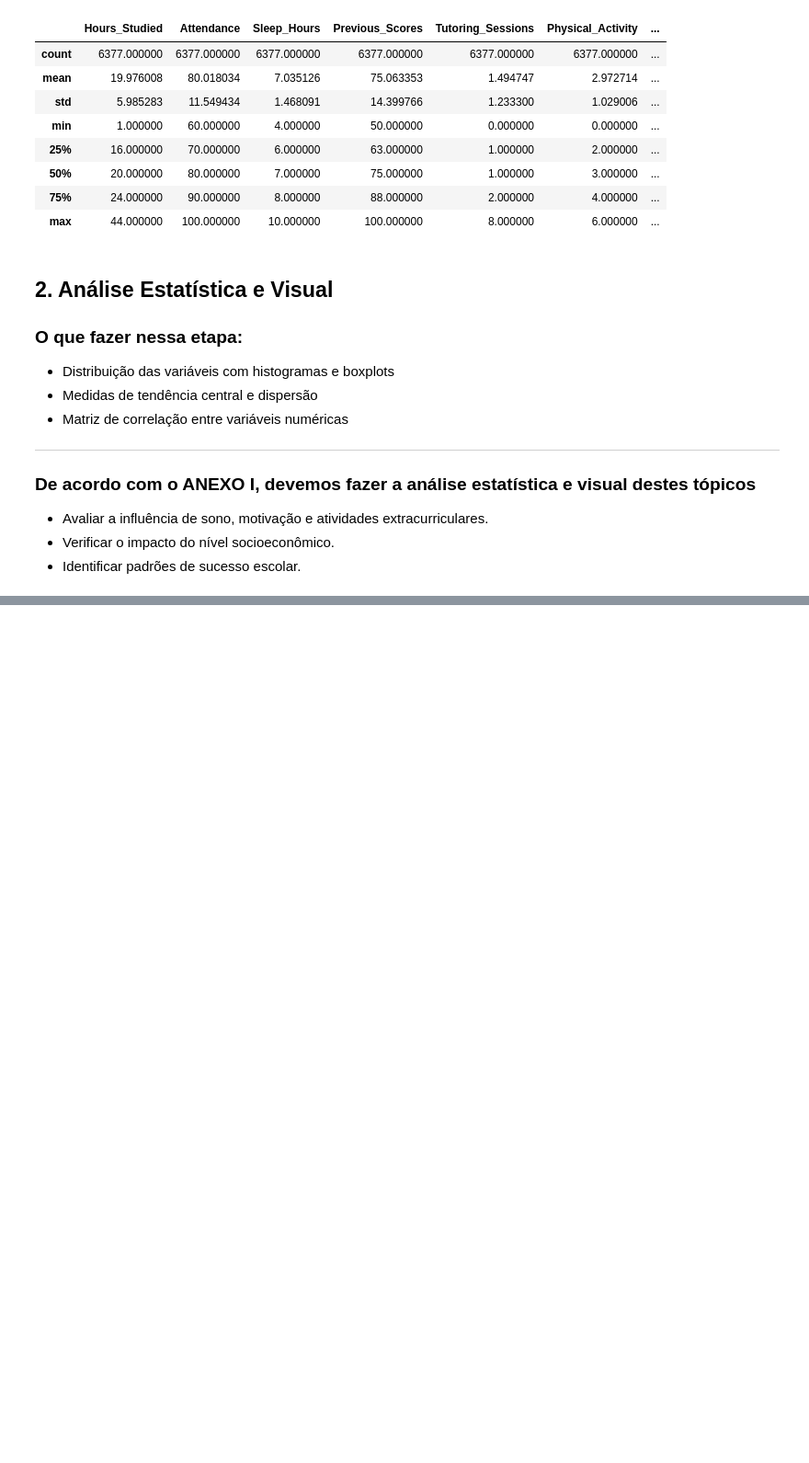
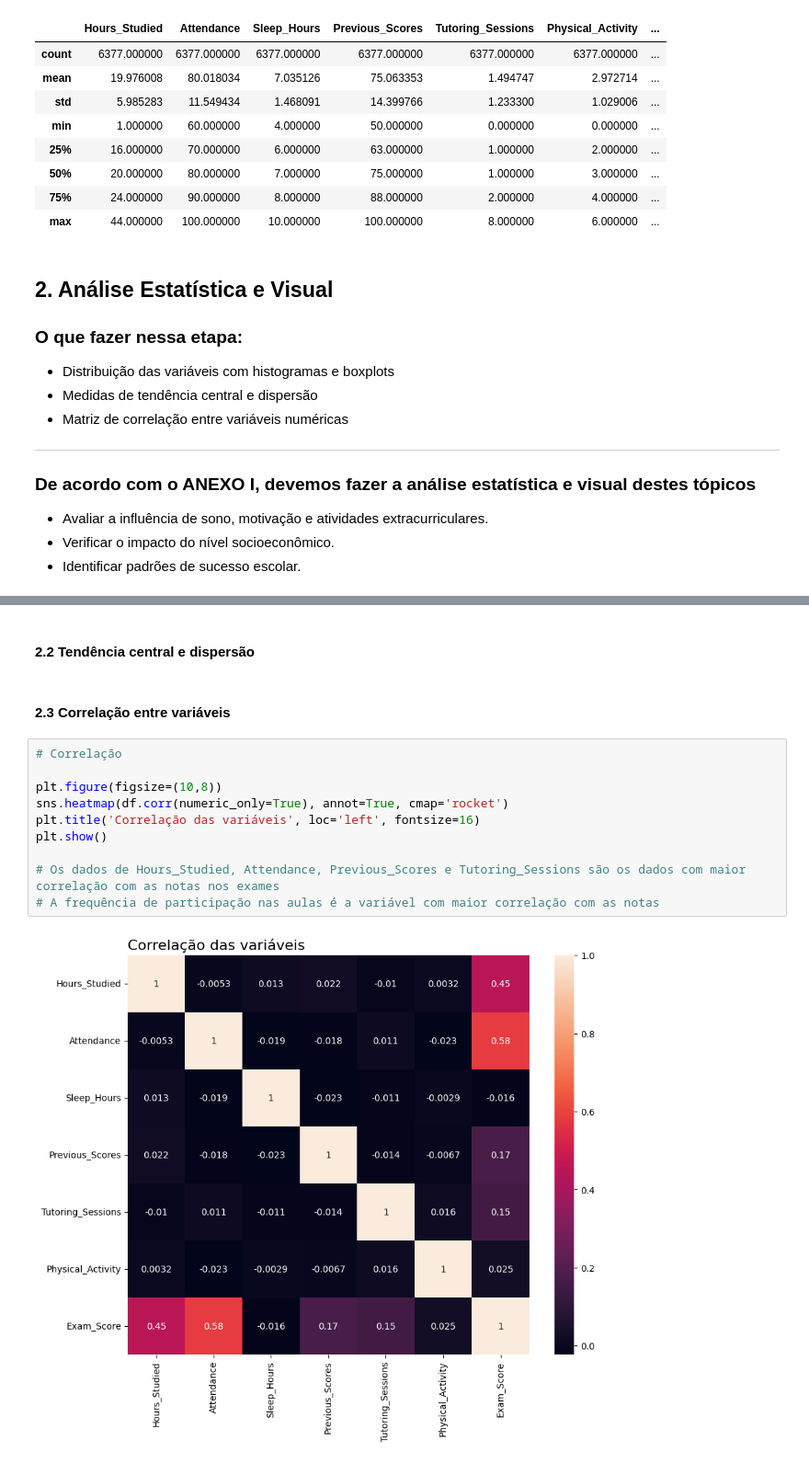
Before and after one commit to MariPinas/ProjetoAND1, a Jupyter notebook: notebook/ProjetoAND1.ipynb, the cells around one changed output, grey strips where cells are left out. Shown at 92% size. Cells and saved outputs as stored; diff of their text form; blank space fills up the shorter version.

```diff
--- a/notebook/ProjetoAND1.ipynb
+++ b/notebook/ProjetoAND1.ipynb
@@ -171,0 +176,16 @@ dtype: float64
+# %% [markdown]
+#### 2.2 Tendência central e dispersão
+# %% [markdown]
+#### 2.3 Correlação entre variáveis
+# %%
+# Correlação
+
+plt.figure(figsize=(10,8))
+sns.heatmap(df.corr(numeric_only=True), annot=True, cmap='rocket')
+plt.title('Correlação das variáveis', loc='left', fontsize=16)
+plt.show()
+
+# Os dados de Hours_Studied, Attendance, Previous_Scores e Tutoring_Sessions são os dados com maior correlação com as notas nos exames
+# A frequência de participação nas aulas é a variável com maior correlação com as notas
+# %% [output]
+[figure, added]
```
Also changed, not shown: parts of 4 cells of this notebook.
